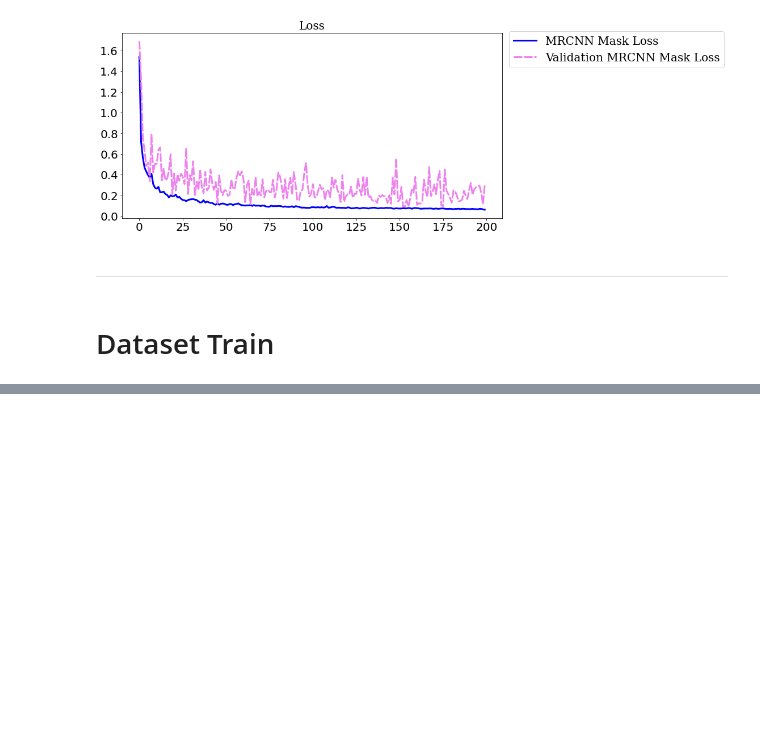
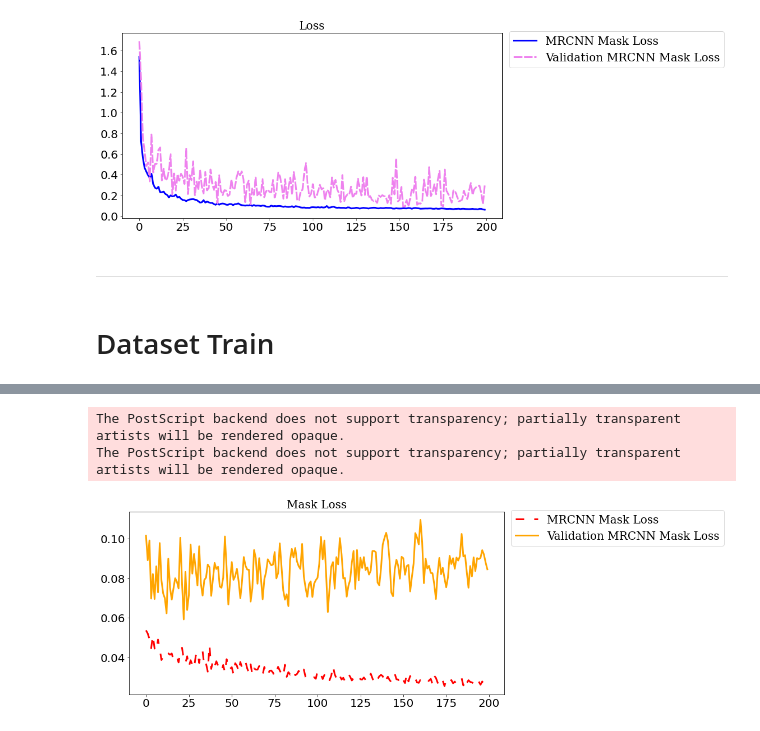
Before and after one commit to Jimut123/cellseg, a Jupyter notebook: Aniket_MASK_RCNN/MaskRCNN_3/Plots.ipynb, the cells around one changed output, grey strips where cells are left out. Drawn from its saved outputs; the diff is of its cells as text; code cells hidden in the pictures; blank space fills up the shorter version.

```diff
--- a/Aniket_MASK_RCNN/MaskRCNN_3/Plots.ipynb
+++ b/Aniket_MASK_RCNN/MaskRCNN_3/Plots.ipynb
@@ -243,0 +422,22 @@ The PostScript backend does not support transparency; partially transparent arti
+# %%
+plt.figure(figsize=(12,6))
+plt.title('Mask Loss', fontsize=20, fontname = 'DejaVu Serif', fontweight = 500)
+
+
+
+plt.plot(mrcnn_mask_loss,color='red', linestyle = '--', dashes=(5, 6), linewidth = 3.0)
+plt.plot(val_mrcnn_mask_loss,color='orange',  linewidth = 3.0)
+
+
+plt.xticks(fontsize=20)
+plt.yticks(fontsize=20)
+
+lgd = plt.legend(['MRCNN Mask Loss','Validation MRCNN Mask Loss'],
+                 loc="lower right",
+          prop={'family':'DejaVu Serif', 'size':20}, bbox_to_anchor=(1.6, 0.78))
+plt.savefig('MRCNN_Mask_Loss_train.eps',  bbox_extra_artists=(lgd,), bbox_inches='tight')
+plt.savefig('MRCNN_Mask_Loss_train.png',  bbox_extra_artists=(lgd,), bbox_inches='tight')
+# %% [output]
+The PostScript backend does not support transparency; partially transparent artists will be rendered opaque.
+The PostScript backend does not support transparency; partially transparent artists will be rendered opaque.
+[figure, added]
```
Also changed, not shown: parts of 11 cells of this notebook, 24 other files.
